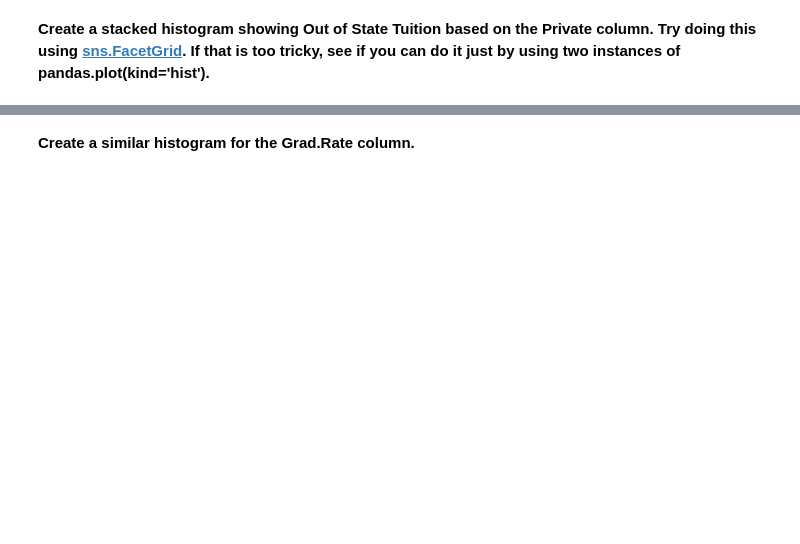
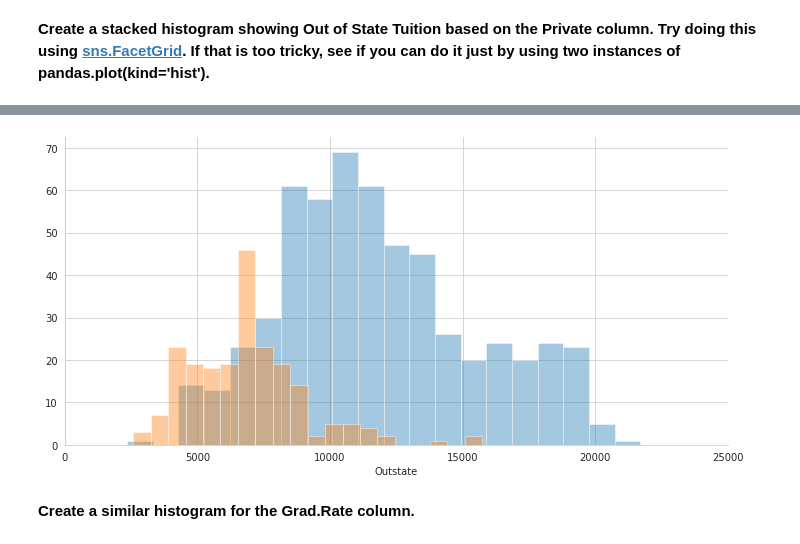
Before and after one commit to loayzag91/Python-Data-Science-Tutorial, a Jupyter notebook: Machine Learning Sections/K Means Clustering/K Means Clustering Project.ipynb, the cells around one changed output, grey strips where cells are left out. Saved outputs shown, nothing was run; the diff lists cells and outputs as text; code cells hidden in the pictures; blank space fills up the shorter version.

```diff
--- a/Machine Learning Sections/K Means Clustering/K Means Clustering Project.ipynb
+++ b/Machine Learning Sections/K Means Clustering/K Means Clustering Project.ipynb
@@ -104,2 +135,8 @@ It's time to create some data visualizations!
+# %%
+g = sns.FacetGrid(df,hue='Private',xlim=(0,25000), height=5, aspect=2)
+g.map(sns.distplot,'Outstate', kde=False, bins=20)
+plt.show()
+# %% [output]
+[figure, added]
 # %% [markdown]
 **Create a similar histogram for the Grad.Rate column.**
```
Also changed, not shown: parts of 36 cells of this notebook.
